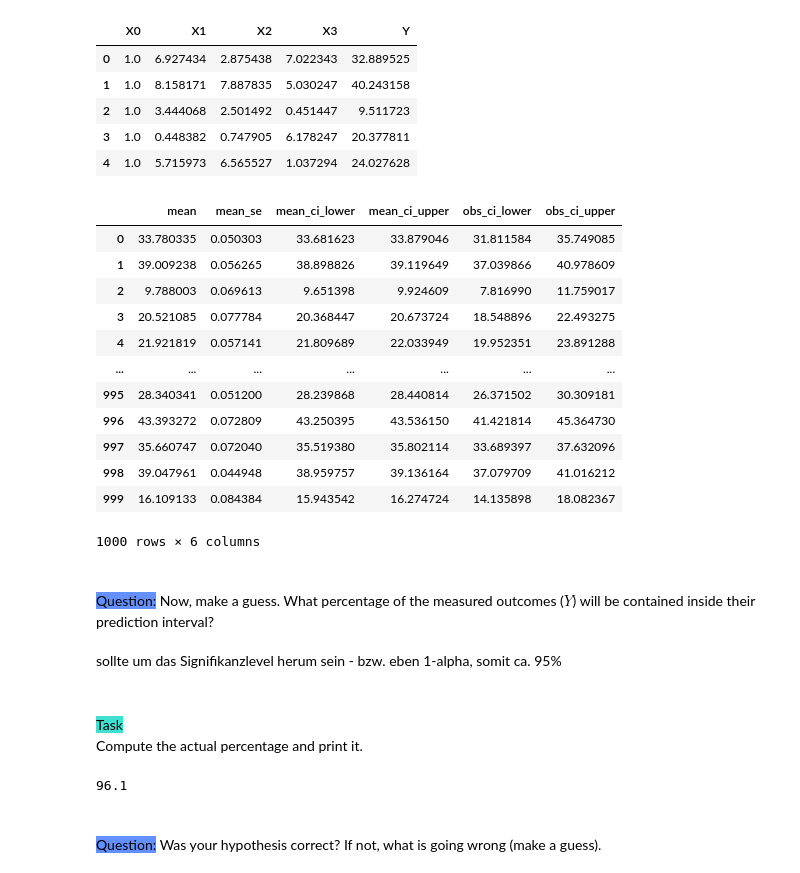
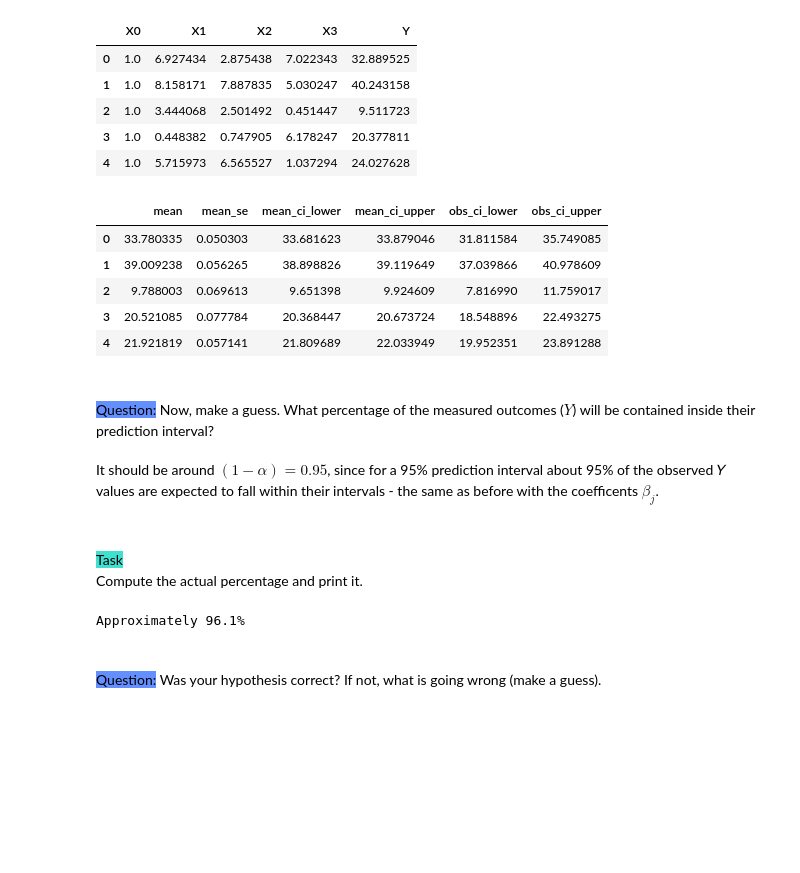
Before and after one commit to causalchamber/potsdam-25-ml-theory-to-practice, a Jupyter notebook: project_11/project_11_linear_models_synthetic.ipynb, the cells around one changed output. Drawn from its saved outputs; the diff is of its cells as text; code cells hidden in the pictures; blank space fills up the shorter version.

```diff
--- a/project_11/project_11_linear_models_synthetic.ipynb
+++ b/project_11/project_11_linear_models_synthetic.ipynb
@@ -31,6 +39,11 @@ where $\beta \in \mathbb{R}^4$ and $\epsilon \sim \mathcal{N}(0,1)$, and $X_1$,
 
 For now, set $\beta = (0,1,2,3)$, `N = 100` and store the samples in a dataframe with columns `X0, X1, X2, X3, Y`, where `X0` is just a vector of ones.
 # %%
+# ---------------------------
+# 1) Data generation
+# ---------------------------
+
+# list containing true Beta parameters
 true_coefficients = np.array([0,1,2,3])
 def generate_dataset(N, seed, model_coefficients = true_coefficients):
     """
@@ -44,23 +57,19 @@ def generate_dataset(N, seed, model_coefficients = true_coefficients):
     Returns:
         pd.DataFrame: A DataFrame containing the generated data.
     """
-    rng = np.random.default_rng(seed);
+    rng = np.random.default_rng(seed)
 
-    # create N random samples for each covariate and the error term
-    X0 = np.ones(N); # Intercept
-    X1 = rng.uniform(low=0, high=10, size=N);
-    X2 = rng.uniform(low=0, high=10, size=N);
-    X3 = rng.uniform(low=0, high=10, size=N);
-    noiseTerm = rng.standard_normal(size=N);
+    # create N random samples for each predictor and the error term
+    X0 = np.ones(N)                            # Intercept
+    X1 = rng.uniform(low=0, high=10, size=N)
+    X2 = rng.uniform(low=0, high=10, size=N)
+    X3 = rng.uniform(low=0, high=10, size=N)
+    noise = rng.standard_normal(size=N)
 
-    # Calculate the data points with the linear model formula
-    Y = (model_coefficients[0]*X0 +
-         model_coefficients[1]*X1 +
-         model_coefficients[2]*X2 +
-         model_coefficients[3]*X3 +
-         noiseTerm)
+    # Calculate observed data points with the linear model
+    β0, β1, β2, β3 = model_coefficients
+    Y = β0 * X0 + β1 * X1 + β2 * X2 + β3 * X3 + noise
 
-    # Store in a dataframe
-    data = pd.DataFrame({'X0': X0, 'X1': X1, 'X2': X2, 'X3': X3, 'Y': Y})
-    return data
+    # return dataframe
+    return pd.DataFrame({'X0': X0, 'X1': X1, 'X2': X2, 'X3': X3, 'Y': Y})
 # %%
@@ -506,45 +586,38 @@ fresh_data.head()
 # %%
 # Fit OLS on the same data
 res_fresh = sm.OLS(fresh_data['Y'], new_covariates).fit()
 
-# Get the prediction intervals of Y (alpha=0.05 → 95% intervals)
+# Get the prediction intervals of Y (alpha=0.05; 95% intervals)
 pred_intervals_df = res_fresh.get_prediction(new_covariates).summary_frame(alpha=0.05)
-pred_intervals_df
+pred_intervals_df.head()
 # %% [output]
 |  | mean | mean_se | mean_ci_lower | mean_ci_upper | obs_ci_lower | obs_ci_upper |
 | 0 | 33.780335 | 0.050303 | 33.681623 | 33.879046 | 31.811584 | 35.749085 |
 | 1 | 39.009238 | 0.056265 | 38.898826 | 39.119649 | 37.039866 | 40.978609 |
 | 2 | 9.788003 | 0.069613 | 9.651398 | 9.924609 | 7.816990 | 11.759017 |
 | 3 | 20.521085 | 0.077784 | 20.368447 | 20.673724 | 18.548896 | 22.493275 |
 | 4 | 21.921819 | 0.057141 | 21.809689 | 22.033949 | 19.952351 | 23.891288 |
-| ... | ... | ... | ... | ... | ... | ... |
-| 995 | 28.340341 | 0.051200 | 28.239868 | 28.440814 | 26.371502 | 30.309181 |
-| 996 | 43.393272 | 0.072809 | 43.250395 | 43.536150 | 41.421814 | 45.364730 |
-| 997 | 35.660747 | 0.072040 | 35.519380 | 35.802114 | 33.689397 | 37.632096 |
-| 998 | 39.047961 | 0.044948 | 38.959757 | 39.136164 | 37.079709 | 41.016212 |
-| 999 | 16.109133 | 0.084384 | 15.943542 | 16.274724 | 14.135898 | 18.082367 |
-1000 rows × 6 columns
 # %% [markdown]
 <br>
 <mark style="background-color: #648fff;">Question:</mark> Now, make a guess. What percentage of the measured outcomes ($Y$) will be contained inside their prediction interval?
 # %% [markdown]
-sollte um das Signifikanzlevel herum sein - bzw. eben 1-alpha, somit ca. 95%
+It should be around $(1-\alpha) = 0.95$, since for a 95% prediction interval about 95% of the observed 𝑌 values are expected to fall within their intervals - the same as before with the coefficents $\beta_j$.
 # %% [markdown]
 <br>
 <mark style="background-color: #40E0D0;"> Task </mark>
 
 Compute the actual percentage and print it.
 # %%
-### Compute % of Y inside their own prediction intervals
-# Check if the obs Y lies within each CI
+# Compute percentage of Y inside their own prediction intervals
+# Check if the observed Y value lies within each CI
 pred_intervals_df['covered'] = (pred_intervals_df['obs_ci_lower'] <= fresh_data['Y']) & (fresh_data['Y'] <= pred_intervals_df['obs_ci_upper'])
 
-# Compute the percentage of times each variable’s CI contained the obs Y
+# Compute the percentage of times each variable’s CI contained the observed Y
 coverage = pred_intervals_df['covered'].mean() * 100
 
-print(coverage.round(1))
+print(f"Approximately {coverage:.1f}%")
 # %% [output]
-96.1
+Approximately 96.1%
 # %% [markdown]
 <br>
 <mark style="background-color: #648fff;">Question:</mark> Was your hypothesis correct? If not, what is going wrong (make a guess).
```
Also changed, not shown: parts of 42 cells of this notebook.
